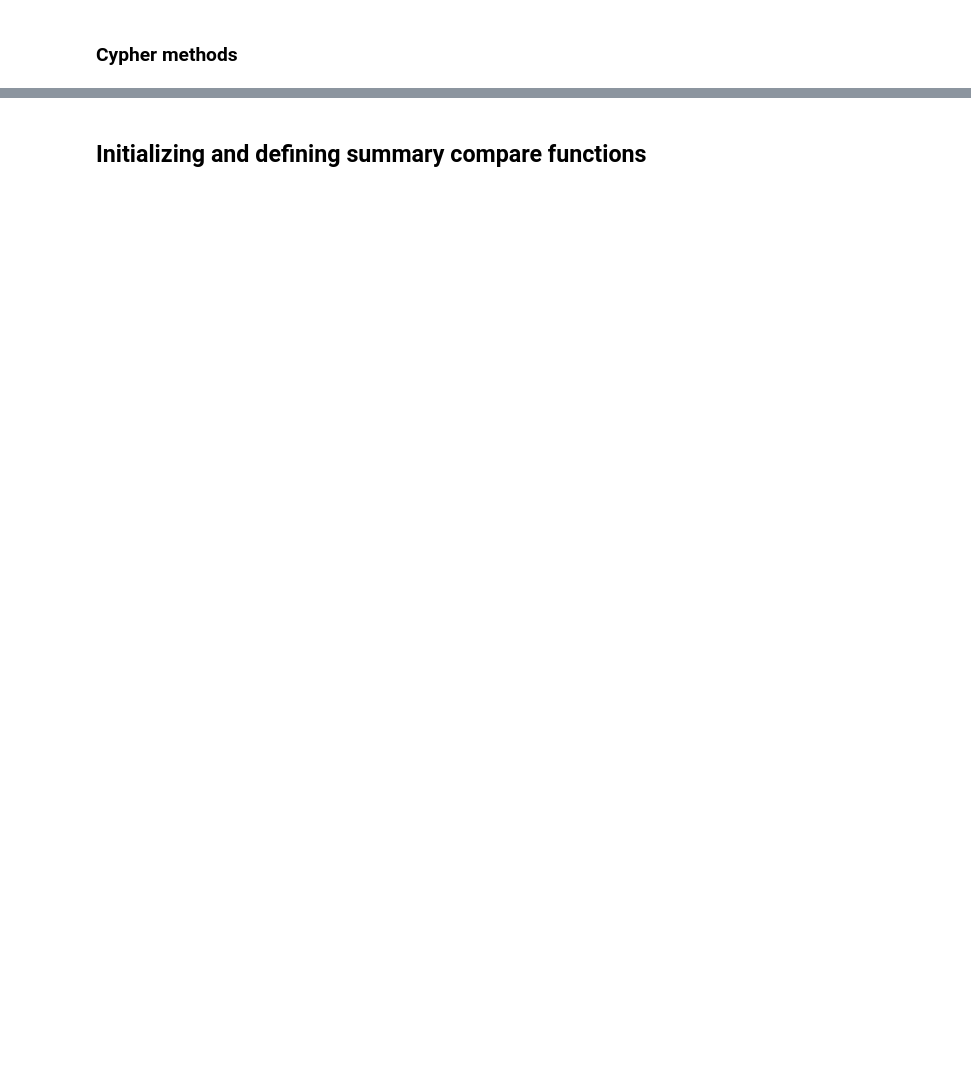
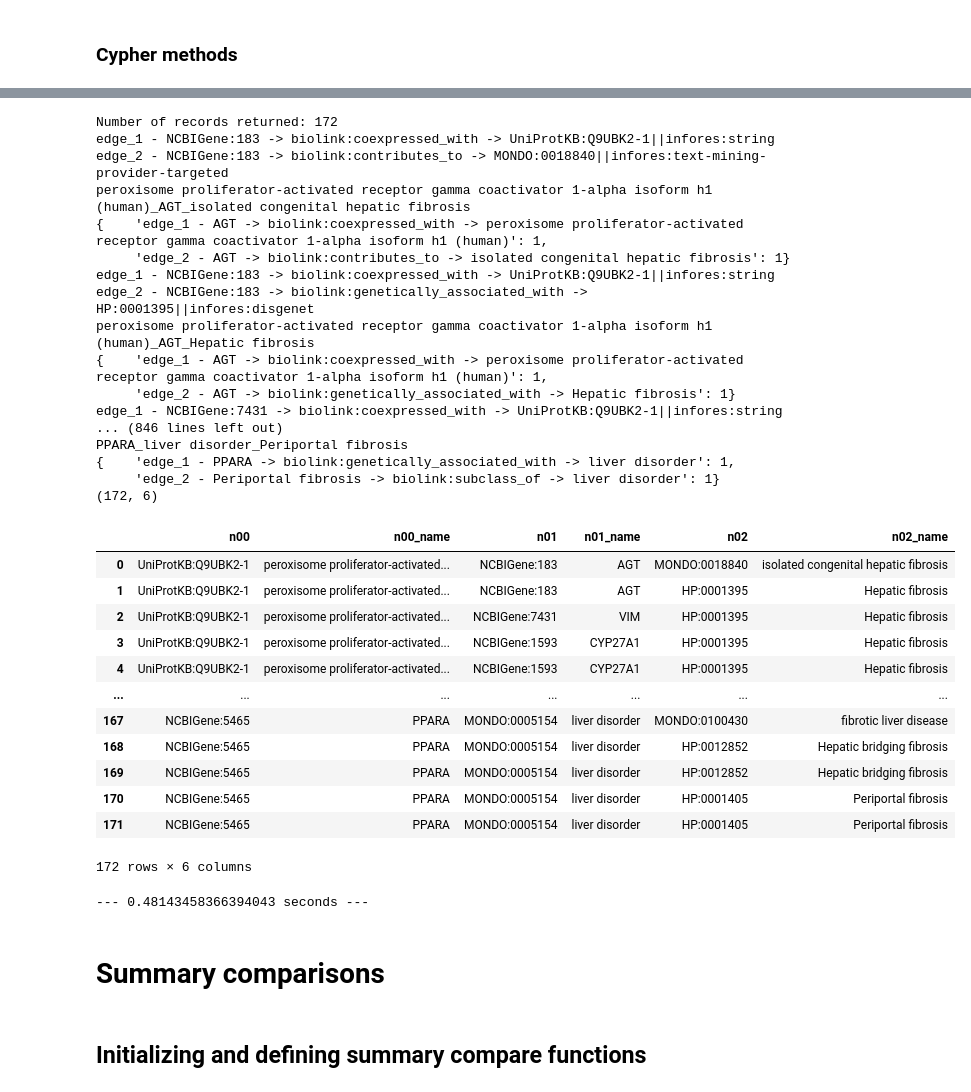
Before and after one commit to RobokopU24/AOP-use-cases, a Jupyter notebook: PPAR_LiverInjury_Compare.ipynb, the cells around one changed output, grey strips where cells are left out. Drawn from its saved outputs; the diff is of its cells as text; code cells hidden in the pictures; blank space fills up the shorter version.

```diff
--- a/PPAR_LiverInjury_Compare.ipynb
+++ b/PPAR_LiverInjury_Compare.ipynb
@@ -307,7 +271,7 @@ import pprint
 pp = pprint.PrettyPrinter(indent=5)
 
 for i in range(number_pathway_results_trapi):
-    print(f"Pathway result: {combined_node_list[i]}")
+    # print(f"Pathway result: {combined_node_list[i]}")
     edge_bindings = results_trapi[i]['edge_bindings']
 
     edge_ids = []
@@ -318,12 +282,18 @@ for i in range(number_pathway_results_trapi):
     for edge_dict in edge_ids:
         for edge_name, edge_list in edge_dict.items():
             for edge_id in edge_list:
+                source_list_raw = [ sub['attribute_source'] for sub in kg_trapi['edges'][edge_id]['attributes'] ]
+                source_list = []
+                for value in source_list_raw:
+                    if value != None:
+                        source_list.append(value)
+                source_list = set(source_list)
                 subject_id = kg_trapi['edges'][edge_id]['subject']
                 subject = kg_trapi['nodes'][subject_id]['name']
                 predicate = kg_trapi['edges'][edge_id]['predicate']
                 object_id = kg_trapi['edges'][edge_id]['object']
                 object = kg_trapi['nodes'][object_id]['name']
-                string_out = f"{subject} -> {predicate} -> {object}"
+                string_out = f"{subject} -> {predicate} -> {object}|{source_list}"
                 string_out_list.append(string_out)
     string_out_dict = dict(Counter(string_out_list).items())
     pp.pprint(string_out_dict)
@@ -414,8 +451,8 @@ for node in nodes:
 results_df = pd.DataFrame(columns = cols)
 results_dict_list = []
 
-additional_input_node_ids = []#['UniProtKB:Q07869-1', 'UniProtKB:Q3L8U1-2', 'UniProtKB:Q9UBK2-1']
-additional_output_node_ids = []#['HP:0001405', 'HP:0012852']
+additional_input_node_ids = ['UniProtKB:Q07869-1', 'UniProtKB:Q3L8U1-2', 'UniProtKB:Q9UBK2-1']
+additional_output_node_ids = ['HP:0001405', 'HP:0012852']
 
 i = 0
 
@@ -445,13 +482,15 @@ for result in results_json['results'][0]['data']:
     string_out_list = []
     for item in result['row'][0:2]:
         string_out = f"{item[0]['name']} -> {item[1][0]} -> {item[2]['name']}||{item[1][1]}"
+        string_out_ids = f"{item[0]['id']} -> {item[1][0]} -> {item[2]['id']}||{item[1][1]['biolink:primary_knowledge_source']}"
+        print(string_out_ids)
         if string_out not in string_out_list:
             string_out_list.append(string_out)
     if len(results_json['results'][0]['data']) > 0:
         combined_node_list = "_".join(results_json['results'][0]['data'][0]['row'][2]).replace(" ", "_")
         # print(combined_node_list)
 
-    string_out_list = [i.split('||', 1)[0] for i in string_out_list]
+    # string_out_list = [i.split('||', 1)[0] for i in string_out_list]
 
     string_out_dict = dict(Counter(string_out_list).items())
     if len(string_out_dict.keys()) == 0:
@@ -501,8 +558,8 @@ for node in nodes:
 results_df = pd.DataFrame(columns = cols)
 results_dict_list = []
 
-additional_input_node_ids = []#['UniProtKB:Q07869-1', 'UniProtKB:Q3L8U1-2', 'UniProtKB:Q9UBK2-1']
-additional_output_node_ids = []#['HP:0001405', 'HP:0012852']
+additional_input_node_ids = ['UniProtKB:Q07869-1', 'UniProtKB:Q3L8U1-2', 'UniProtKB:Q9UBK2-1']
+additional_output_node_ids = ['HP:0001405', 'HP:0012852']
 
 # cypher = f"""MATCH
 # ({nodes[0]}:`biolink:GeneOrGeneProduct`)-[{relationships[0]}]-({nodes[1]}:`biolink:BiologicalEntity`)-[{relationships[1]}]-({nodes[2]}:`biolink:DiseaseOrPhenotypicFeature`)
@@ -532,6 +589,8 @@ for record in record_list:
     record_data_first2 = {k: record_data[k] for k in list(record_data)[:2]}
     for label, data in record_data_first2.items():
         string_out = f"{label} - {data[0]['name']} -> {data[1][0]} -> {data[2]['name']}||{data[1][1]}"
+        string_out_ids = f"{label} - {data[0]['id']} -> {data[1][0]} -> {data[2]['id']}||{data[1][1]['biolink:primary_knowledge_source']}"
+        print(string_out_ids)
         if string_out not in string_out_list:
             string_out_list.append(string_out)
 
@@ -544,35 +603,68 @@ for record in record_list:
         string_out_dict = dict(Counter(string_out_list).items())
         pp.pprint(string_out_dict)
 
         with open(os.path.join(write_dir_cypher_robokopkg,combined_node_list+".txt"), 'a') as convert_file:
             convert_file.write(json.dumps(string_out_dict))
 
     record_data = record.data()
     #only grab the node labels and IDs
     record_data_last2 = {k: record_data[k] for k in list(record_data)[2:]}
 
     result_dict = {}
     for label, data in record_data_last2.items():
         # print(f"{label}: {data}")
         for j in range(len(nodes)):
             if "ids" in label:
                 node_id = data[j]
                 result_dict[nodes[j]] = node_id
             elif "names" in label:
                 node_name = data[j]
                 result_dict[nodes[j]+"_name"] = node_name
     # pp.pprint(result_dict)
 
     results_dict_list.append(result_dict)
 
 results_df = pd.concat([results_df,pd.DataFrame.from_records(results_dict_list)])
 print(results_df.shape)
 display(results_df)
-results_df.to_csv(Cypher_ROBOKOPKG_single_results_file)
-# results_df.to_csv(Cypher_ROBOKOPKG_results_file)
+results_df.to_csv(Cypher_ROBOKOPKG_results_file)
 conn.close()
 
 print("--- %s seconds ---" % (time.time() - start_time))
+# %% [output]
+Number of records returned: 172
+edge_1 - NCBIGene:183 -> biolink:coexpressed_with -> UniProtKB:Q9UBK2-1||infores:string
+edge_2 - NCBIGene:183 -> biolink:contributes_to -> MONDO:0018840||infores:text-mining-provider-targeted
+peroxisome proliferator-activated receptor gamma coactivator 1-alpha isoform h1 (human)_AGT_isolated congenital hepatic fibrosis
+{    'edge_1 - AGT -> biolink:coexpressed_with -> peroxisome proliferator-activated receptor gamma coactivator 1-alpha isoform h1 (human)': 1,
+     'edge_2 - AGT -> biolink:contributes_to -> isolated congenital hepatic fibrosis': 1}
+edge_1 - NCBIGene:183 -> biolink:coexpressed_with -> UniProtKB:Q9UBK2-1||infores:string
+edge_2 - NCBIGene:183 -> biolink:genetically_associated_with -> HP:0001395||infores:disgenet
+peroxisome proliferator-activated receptor gamma coactivator 1-alpha isoform h1 (human)_AGT_Hepatic fibrosis
+{    'edge_1 - AGT -> biolink:coexpressed_with -> peroxisome proliferator-activated receptor gamma coactivator 1-alpha isoform h1 (human)': 1,
+     'edge_2 - AGT -> biolink:genetically_associated_with -> Hepatic fibrosis': 1}
+edge_1 - NCBIGene:7431 -> biolink:coexpressed_with -> UniProtKB:Q9UBK2-1||infores:string
+... (846 lines left out)
+PPARA_liver disorder_Periportal fibrosis
+{    'edge_1 - PPARA -> biolink:genetically_associated_with -> liver disorder': 1,
+     'edge_2 - Periportal fibrosis -> biolink:subclass_of -> liver disorder': 1}
+(172, 6)
+|  | n00 | n00_name | n01 | n01_name | n02 | n02_name |
+| 0 | UniProtKB:Q9UBK2-1 | peroxisome proliferator-activated... | NCBIGene:183 | AGT | MONDO:0018840 | isolated congenital hepatic fibrosis |
+| 1 | UniProtKB:Q9UBK2-1 | peroxisome proliferator-activated... | NCBIGene:183 | AGT | HP:0001395 | Hepatic fibrosis |
+| 2 | UniProtKB:Q9UBK2-1 | peroxisome proliferator-activated... | NCBIGene:7431 | VIM | HP:0001395 | Hepatic fibrosis |
+| 3 | UniProtKB:Q9UBK2-1 | peroxisome proliferator-activated... | NCBIGene:1593 | CYP27A1 | HP:0001395 | Hepatic fibrosis |
+| 4 | UniProtKB:Q9UBK2-1 | peroxisome proliferator-activated... | NCBIGene:1593 | CYP27A1 | HP:0001395 | Hepatic fibrosis |
+| ... | ... | ... | ... | ... | ... | ... |
+| 167 | NCBIGene:5465 | PPARA | MONDO:0005154 | liver disorder | MONDO:0100430 | fibrotic liver disease |
+| 168 | NCBIGene:5465 | PPARA | MONDO:0005154 | liver disorder | HP:0012852 | Hepatic bridging fibrosis |
+| 169 | NCBIGene:5465 | PPARA | MONDO:0005154 | liver disorder | HP:0012852 | Hepatic bridging fibrosis |
+| 170 | NCBIGene:5465 | PPARA | MONDO:0005154 | liver disorder | HP:0001405 | Periportal fibrosis |
+| 171 | NCBIGene:5465 | PPARA | MONDO:0005154 | liver disorder | HP:0001405 | Periportal fibrosis |
+172 rows × 6 columns
+--- 0.48143458366394043 seconds ---
+# %% [markdown]
+# Summary comparisons
 # %% [markdown]
 ## Initializing and defining summary compare functions
 # %%
```
Also changed, not shown: parts of 21 cells of this notebook.
